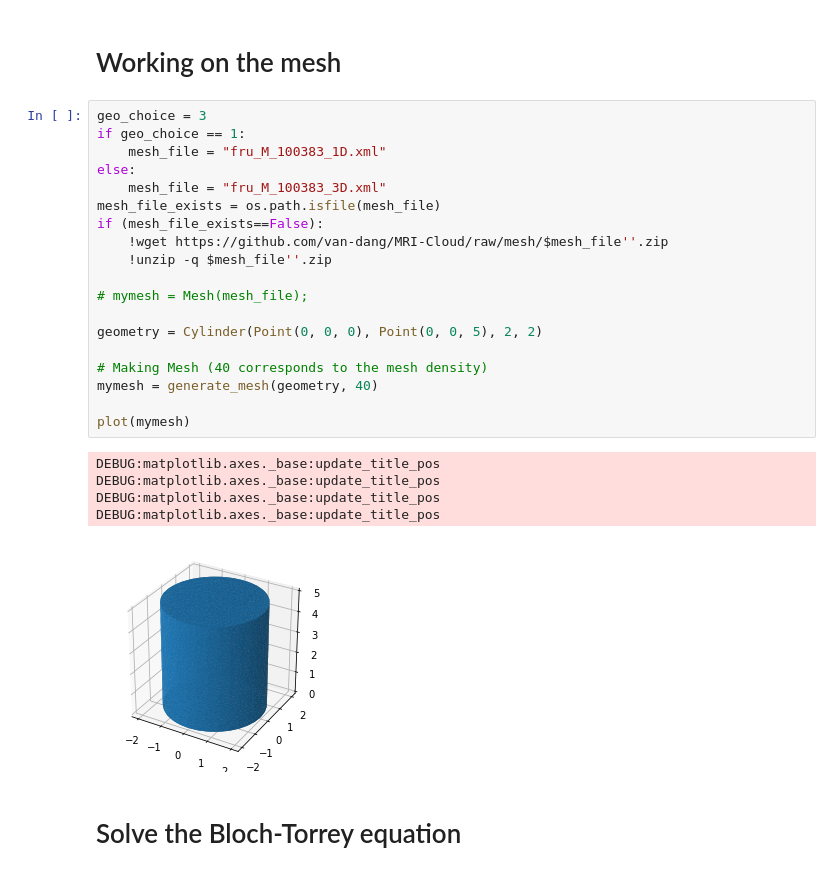
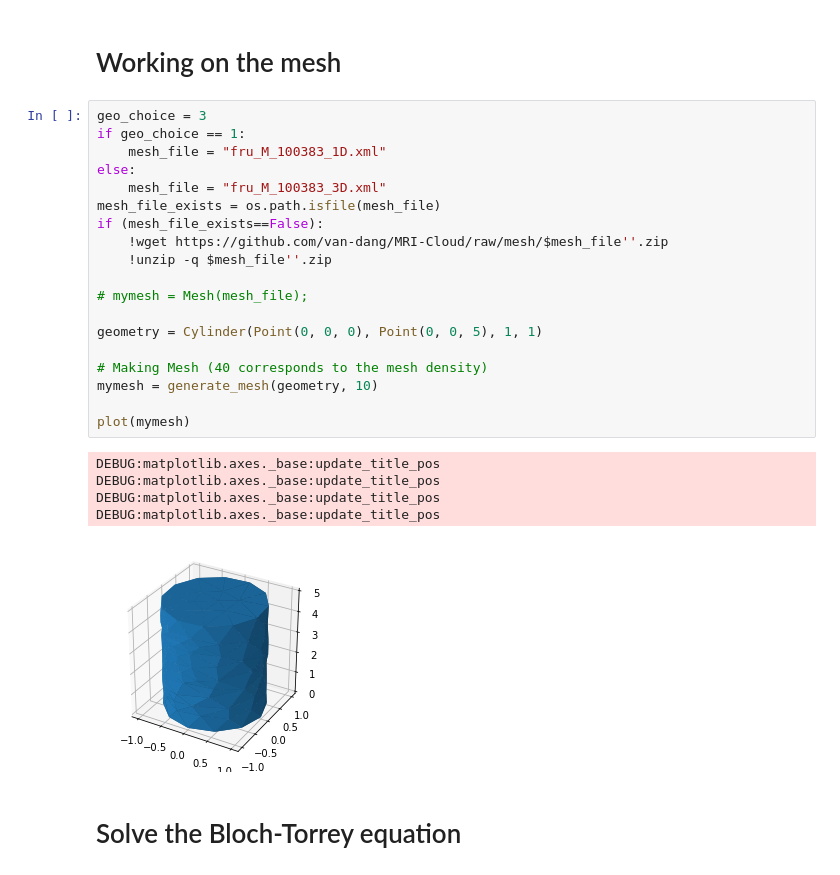
Before and after one commit to van-dang/DMRI-FEM-Cloud, a Jupyter notebook: ConvergenceTest.ipynb, the cells around one changed output. Drawn from its saved outputs; the diff is of its cells as text.

```diff
--- a/ConvergenceTest.ipynb
+++ b/ConvergenceTest.ipynb
@@ -103,28 +103,28 @@ from DmriFemBuitInFunc import *
 # %%
 geo_choice = 3
 if geo_choice == 1:
     mesh_file = "fru_M_100383_1D.xml"
 else:
     mesh_file = "fru_M_100383_3D.xml"
 mesh_file_exists = os.path.isfile(mesh_file)
 if (mesh_file_exists==False):
     !wget https://github.com/van-dang/MRI-Cloud/raw/mesh/$mesh_file''.zip
     !unzip -q $mesh_file''.zip
 
 # mymesh = Mesh(mesh_file);
 
-geometry = Cylinder(Point(0, 0, 0), Point(0, 0, 5), 2, 2)
+geometry = Cylinder(Point(0, 0, 0), Point(0, 0, 5), 1, 1)
 
 # Making Mesh (40 corresponds to the mesh density)
-mymesh = generate_mesh(geometry, 40)
+mymesh = generate_mesh(geometry, 10)
 
 plot(mymesh)
 # %% [output]
 DEBUG:matplotlib.axes._base:update_title_pos
 DEBUG:matplotlib.axes._base:update_title_pos
 DEBUG:matplotlib.axes._base:update_title_pos
 DEBUG:matplotlib.axes._base:update_title_pos
-[figure, old version]
+[figure, new version]
 # %% [markdown]
 # Solve the Bloch-Torrey equation
 # %%
```
Also changed, not shown: parts of 2 cells of this notebook.
